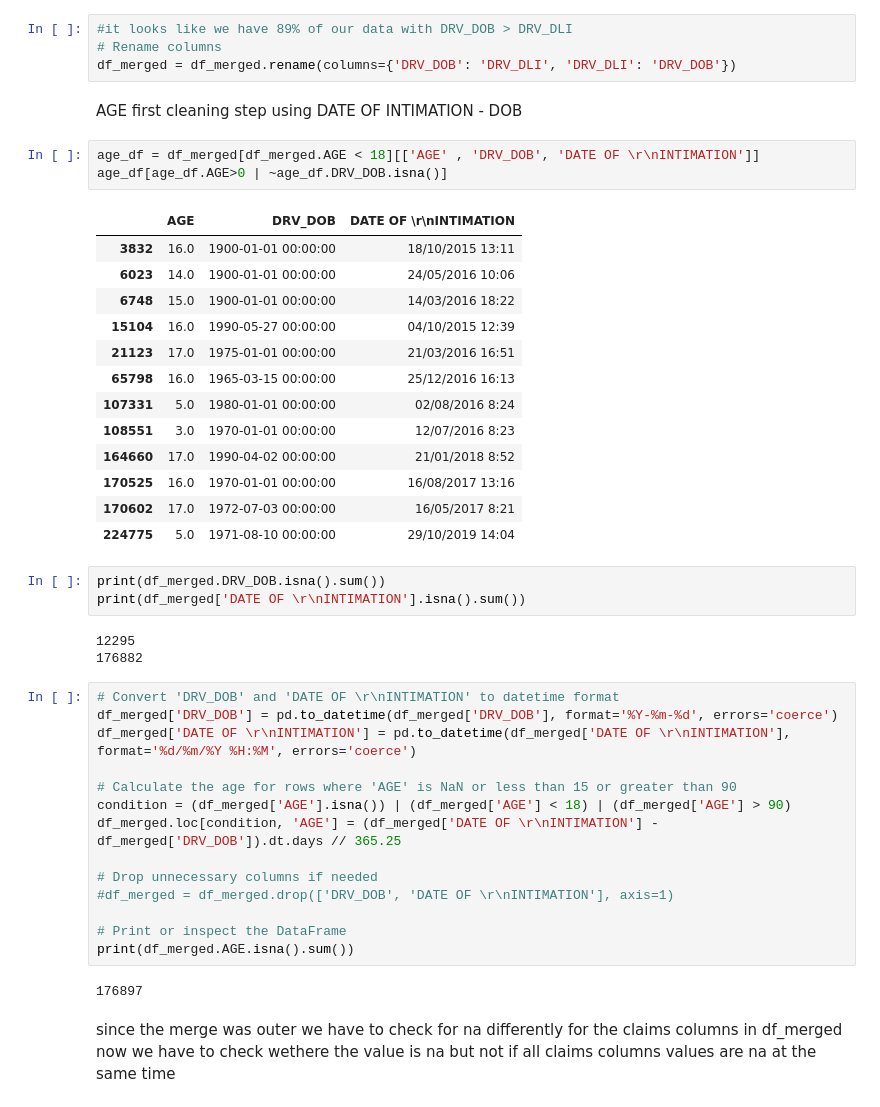
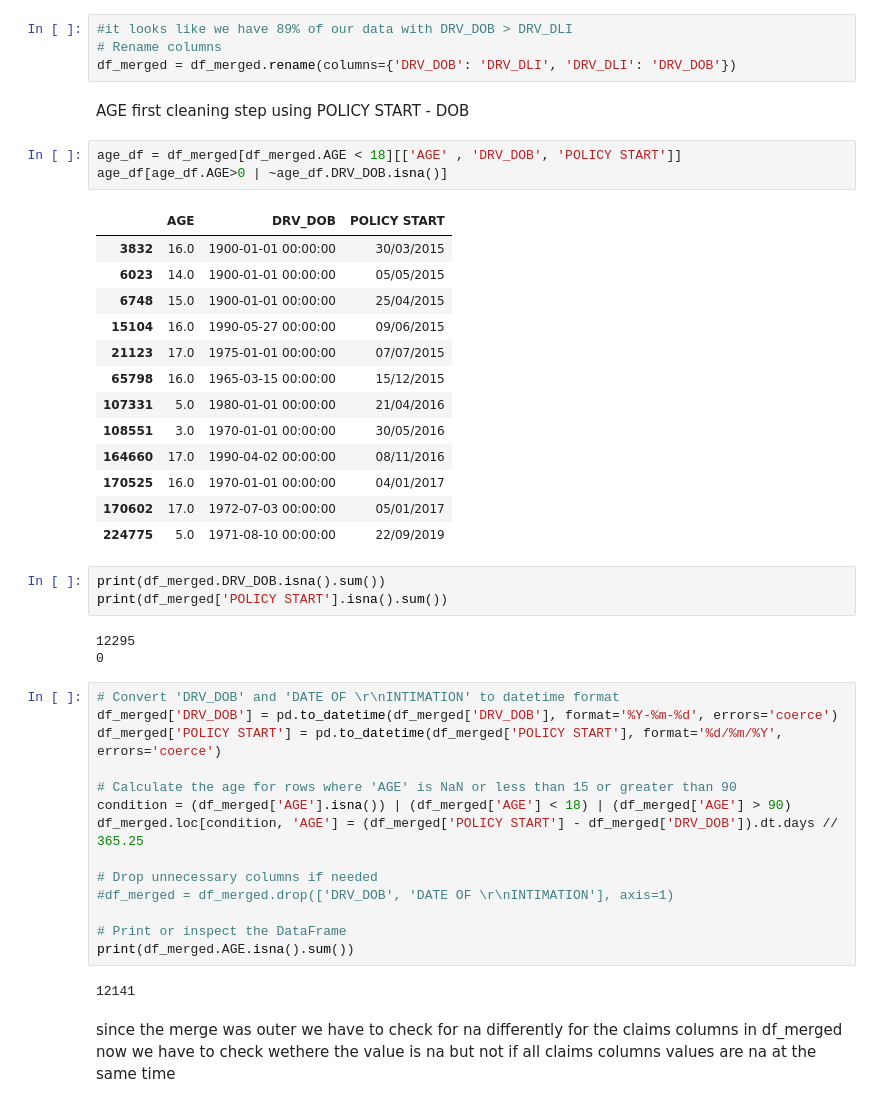
Before and after one commit to charbel-98/insurance-ML, a Jupyter notebook: dataCleaning.ipynb, the cells around one changed output. Saved outputs shown, nothing was run; the diff lists cells and outputs as text.

```diff
--- a/dataCleaning.ipynb
+++ b/dataCleaning.ipynb
@@ -535,38 +535,38 @@ swapping both columns
 # Rename columns
 df_merged = df_merged.rename(columns={'DRV_DOB': 'DRV_DLI', 'DRV_DLI': 'DRV_DOB'})
 # %% [markdown]
-AGE first cleaning step using DATE OF INTIMATION - DOB
+AGE first cleaning step using POLICY START - DOB
 # %%
-age_df = df_merged[df_merged.AGE < 18][['AGE' , 'DRV_DOB', 'DATE OF \r\nINTIMATION']]
+age_df = df_merged[df_merged.AGE < 18][['AGE' , 'DRV_DOB', 'POLICY START']]
 age_df[age_df.AGE>0 | ~age_df.DRV_DOB.isna()]
 # %% [output]
-|  | AGE | DRV_DOB | DATE OF \r\nINTIMATION |
-| 3832 | 16.0 | 1900-01-01 00:00:00 | 18/10/2015 13:11 |
-| 6023 | 14.0 | 1900-01-01 00:00:00 | 24/05/2016 10:06 |
-| 6748 | 15.0 | 1900-01-01 00:00:00 | 14/03/2016 18:22 |
-| 15104 | 16.0 | 1990-05-27 00:00:00 | 04/10/2015 12:39 |
-| 21123 | 17.0 | 1975-01-01 00:00:00 | 21/03/2016 16:51 |
-| 65798 | 16.0 | 1965-03-15 00:00:00 | 25/12/2016 16:13 |
-| 107331 | 5.0 | 1980-01-01 00:00:00 | 02/08/2016 8:24 |
-| 108551 | 3.0 | 1970-01-01 00:00:00 | 12/07/2016 8:23 |
-| 164660 | 17.0 | 1990-04-02 00:00:00 | 21/01/2018 8:52 |
-| 170525 | 16.0 | 1970-01-01 00:00:00 | 16/08/2017 13:16 |
-| 170602 | 17.0 | 1972-07-03 00:00:00 | 16/05/2017 8:21 |
-| 224775 | 5.0 | 1971-08-10 00:00:00 | 29/10/2019 14:04 |
+|  | AGE | DRV_DOB | POLICY START |
+| 3832 | 16.0 | 1900-01-01 00:00:00 | 30/03/2015 |
+| 6023 | 14.0 | 1900-01-01 00:00:00 | 05/05/2015 |
+| 6748 | 15.0 | 1900-01-01 00:00:00 | 25/04/2015 |
+| 15104 | 16.0 | 1990-05-27 00:00:00 | 09/06/2015 |
+| 21123 | 17.0 | 1975-01-01 00:00:00 | 07/07/2015 |
+| 65798 | 16.0 | 1965-03-15 00:00:00 | 15/12/2015 |
+| 107331 | 5.0 | 1980-01-01 00:00:00 | 21/04/2016 |
+| 108551 | 3.0 | 1970-01-01 00:00:00 | 30/05/2016 |
+| 164660 | 17.0 | 1990-04-02 00:00:00 | 08/11/2016 |
+| 170525 | 16.0 | 1970-01-01 00:00:00 | 04/01/2017 |
+| 170602 | 17.0 | 1972-07-03 00:00:00 | 05/01/2017 |
+| 224775 | 5.0 | 1971-08-10 00:00:00 | 22/09/2019 |
 # %%
 print(df_merged.DRV_DOB.isna().sum())
-print(df_merged['DATE OF \r\nINTIMATION'].isna().sum())
+print(df_merged['POLICY START'].isna().sum())
 # %% [output]
 12295
-176882
+0
 # %%
 # Convert 'DRV_DOB' and 'DATE OF \r\nINTIMATION' to datetime format
 df_merged['DRV_DOB'] = pd.to_datetime(df_merged['DRV_DOB'], format='%Y-%m-%d', errors='coerce')
-df_merged['DATE OF \r\nINTIMATION'] = pd.to_datetime(df_merged['DATE OF \r\nINTIMATION'], format='%d/%m/%Y %H:%M', errors='coerce')
+df_merged['POLICY START'] = pd.to_datetime(df_merged['POLICY START'], format='%d/%m/%Y', errors='coerce')
 
 # Calculate the age for rows where 'AGE' is NaN or less than 15 or greater than 90
 condition = (df_merged['AGE'].isna()) | (df_merged['AGE'] < 18) | (df_merged['AGE'] > 90)
-df_merged.loc[condition, 'AGE'] = (df_merged['DATE OF \r\nINTIMATION'] - df_merged['DRV_DOB']).dt.days // 365.25
+df_merged.loc[condition, 'AGE'] = (df_merged['POLICY START'] - df_merged['DRV_DOB']).dt.days // 365.25
 
 # Drop unnecessary columns if needed
 #df_merged = df_merged.drop(['DRV_DOB', 'DATE OF \r\nINTIMATION'], axis=1)
@@ -574,7 +574,7 @@ df_merged.loc[condition, 'AGE'] = (df_merged['DATE OF \r\nINTIMATION'] - df_merg
 # Print or inspect the DataFrame
 print(df_merged.AGE.isna().sum())
 # %% [output]
-176897
+12141
 # %% [markdown]
 since the merge was outer we have to check for na differently for the claims columns in df_merged
 now we have to check wethere the value is na but not if all claims columns values are na at the same time
```
Also changed, not shown: parts of 20 cells of this notebook, 2 other files.
